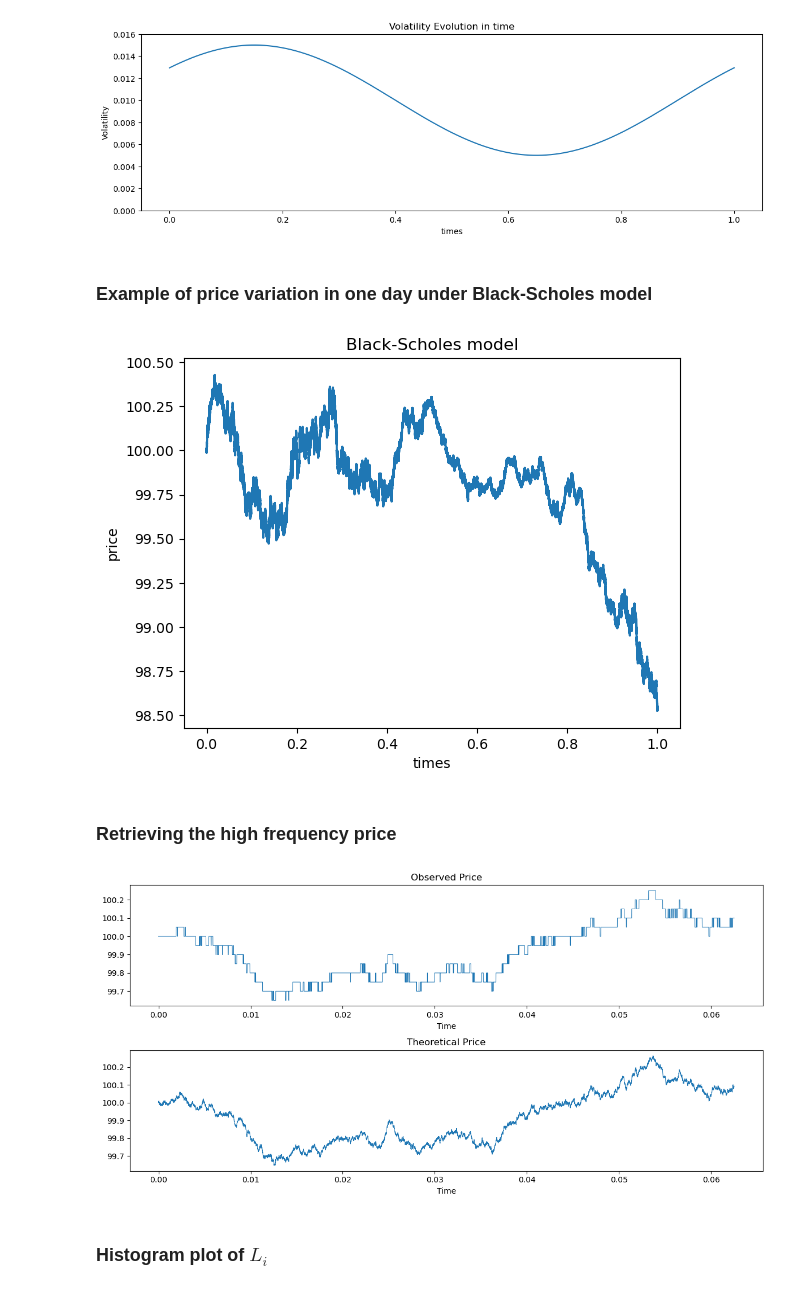
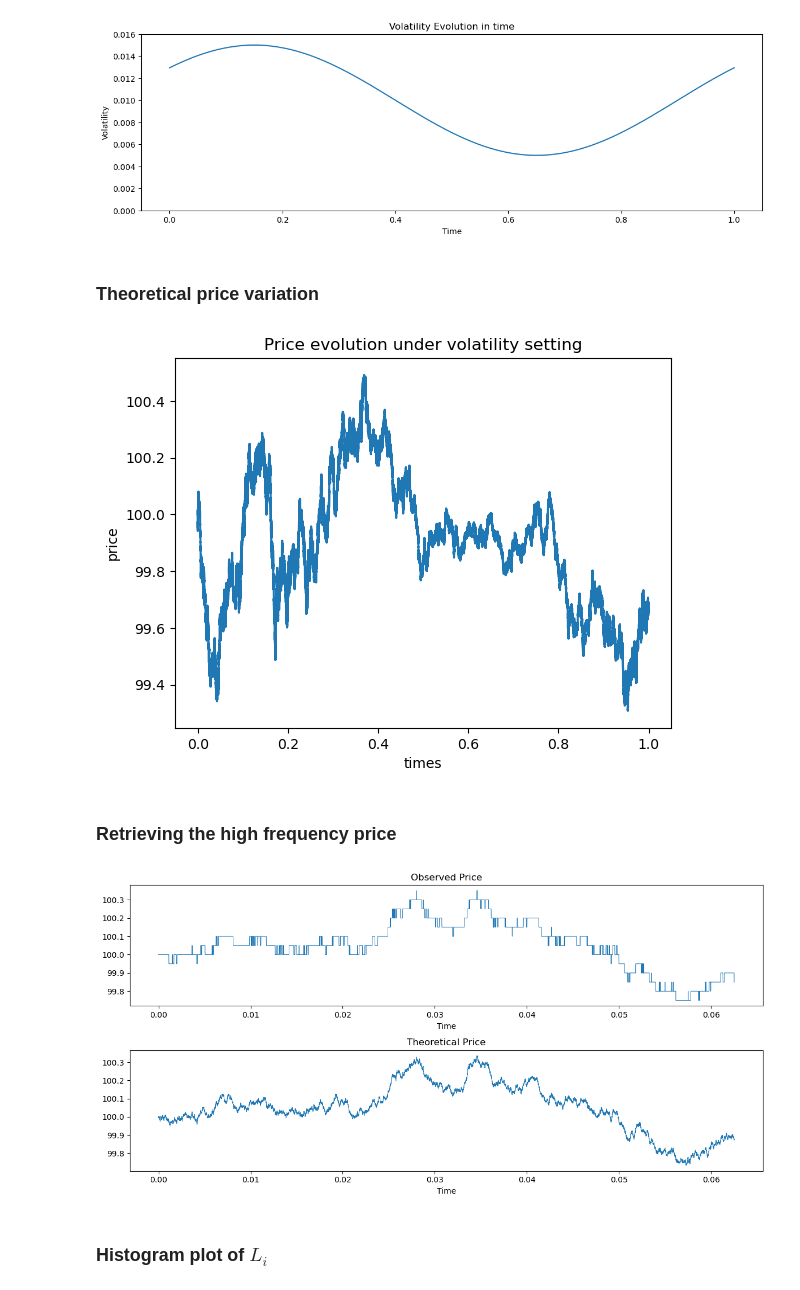
Before and after one commit to nicolassinott/HFT, a Jupyter notebook: notebooks/Uncertainty_zones/model.ipynb, the cells around one changed output. Saved outputs shown, nothing was run; the diff lists cells and outputs as text; code cells hidden in the pictures.

Commit message:
correcting bugs in first volatility estimator and adding second

```diff
--- a/notebooks/Uncertainty_zones/model.ipynb
+++ b/notebooks/Uncertainty_zones/model.ipynb
@@ -63,36 +63,42 @@ mu = 0
 ### Volatility studied
 # %%
 def estimated_real_volatility(x: np.ndarray) -> np.ndarray:
-    return (1 + np.sin(2 * np.pi * (x + 0.1))) * (0.01 / 2) + 0.005
+    return np.sin(2 * np.pi * (x + 0.1)) * 0.005 + 0.01
 
 t = np.arange(0, T, dt)
 plt.figure(figsize=(14, 4))
 plt.plot(t, estimated_real_volatility(t))
-plt.xlabel('times')
+plt.xlabel('Time')
 plt.ylim(0,0.016)
 plt.ylabel('Volatility')
 plt.title('Volatility Evolution in time')
 plt.show()
 # %% [output]
 [figure]
-# %% [markdown]
-### Example of price variation in one day under Black-Scholes model
+# %% [markdown]
+### Theoretical price variation
 # %%
-def black_scholes(mu: float, sigma: np.ndarray, S0: float, dt:float, t: np.ndarray) -> np.ndarray:
-    W = np.random.normal(0, 1, mesh)
-    W = np.cumsum(W) * np.sqrt(dt)
-    return S0 * np.exp((mu - 0.5 * sigma ** 2) * t + sigma * W)
+def price_euler(mu: float, sigma: np.ndarray, S0: float, dt:float, t: np.ndarray) -> np.ndarray:
+    dW = np.random.normal(0, 1, mesh)
+    S = np.zeros(dW.size)
+    S[0] = S0
+
+    for i in range(dW.size - 1):
+        dS = mu * dt + sigma[i] * dW[i] * np.sqrt(dt)
+        S[i+1] = S[i] * np.exp(dS)
+
+    return S
 
 
 S0 = X0
 sigma = estimated_real_volatility(t)
-plt.plot(t, black_scholes(mu, sigma, S0, dt, t))
-plt.title("Black-Scholes model")
+plt.plot(t, price_euler(mu, sigma, S0, dt, t))
+plt.title("Price evolution under volatility setting")
 plt.xlabel("times")
 plt.ylabel("price")
 plt.show()
 # %% [output]
-[figure, old version]
+[figure, new version]
 # %% [markdown]
 ### Retrieving the high frequency price
 # %%
@@ -165,7 +171,7 @@ axs[1].set_xlabel('Time')
 plt.tight_layout()
 plt.show()
 # %% [output]
-[figure, old version]
+[figure, new version]
 # %% [markdown]
 ### Histogram plot of $L_{i}$
 # %%
```
Also changed, not shown: parts of 17 cells of this notebook.
